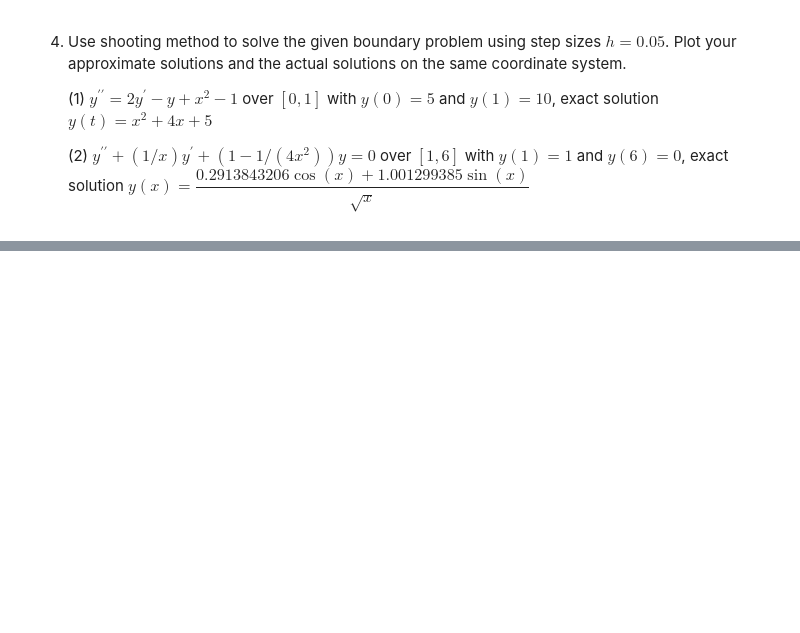
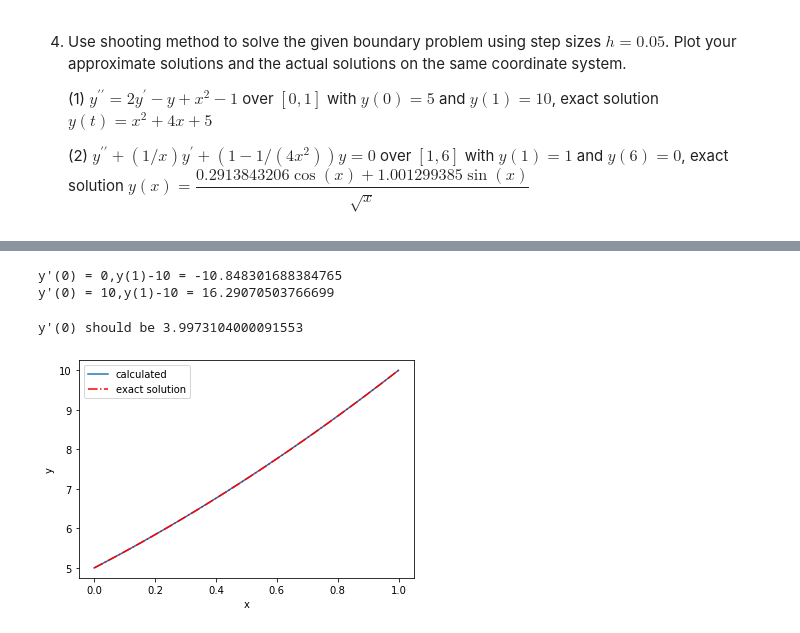
Before and after one commit to Little-old-brother-team/GroupWork, a Jupyter notebook: Week14/第三组-陈丹扬-黄靖涵-张晰.ipynb, the cells around one changed output, grey strips where cells are left out. Cells and saved outputs as stored; diff of their text form; code cells hidden in the pictures; blank space fills up the shorter version.

```diff
--- a/Week14/第三组-陈丹扬-黄靖涵-张晰.ipynb
+++ b/Week14/第三组-陈丹扬-黄靖涵-张晰.ipynb
@@ -203,0 +281,39 @@ Comment: The method used extrapolating method to find the procession velocity wh
+# %%
+#first gauss the value of y'
+y1 = forward_Euler(func_series1,x,5,0)
+print(f'y\'(0) = 0,y(1)-10 = {y1[-1]-10}')
+
+y2 = forward_Euler(func_series1,x,5,10)
+print(f'y\'(0) = 10,y(1)-10 = {y2[-1]-10}')
+# %% [output]
+y'(0) = 0,y(1)-10 = -10.848301688384765
+y'(0) = 10,y(1)-10 = 16.29070503766699
+# %%
+def bis(func,xleft,xright):
+    while abs((xleft-xright)/xright) > 1e-6:
+        left = func(xleft)
+        right = func(xright)
+        mid = func((xleft+xright)/2.0)
+        if abs(left) < 1e-10:
+            return xleft
+        elif abs(right) < 1e-10:
+            return xright
+        elif left * mid > 0:
+            xleft = (xleft+xright)/2.0
+        else :
+            xright = (xleft+xright)/2.0
+
+    return (xleft + xright) /2
+# %%
+root_func = lambda s : forward_Euler(func_series1,x,5,s)[-1]-10
+yprime0 = bis(root_func,0,10)
+print(f'y\'(0) should be {yprime0}')
+plt.plot(x,forward_Euler(func_series1,x,5,yprime0),label = 'calculated')
+plt.plot(x,x*x+4*x+5,'-.r',label = 'exact solution')
+plt.legend()
+plt.xlabel('x')
+plt.ylabel('y')
+plt.show()
+# %% [output]
+y'(0) should be 3.9973104000091553
+[figure, added]
```
Also changed, not shown: parts of 9 cells of this notebook.
